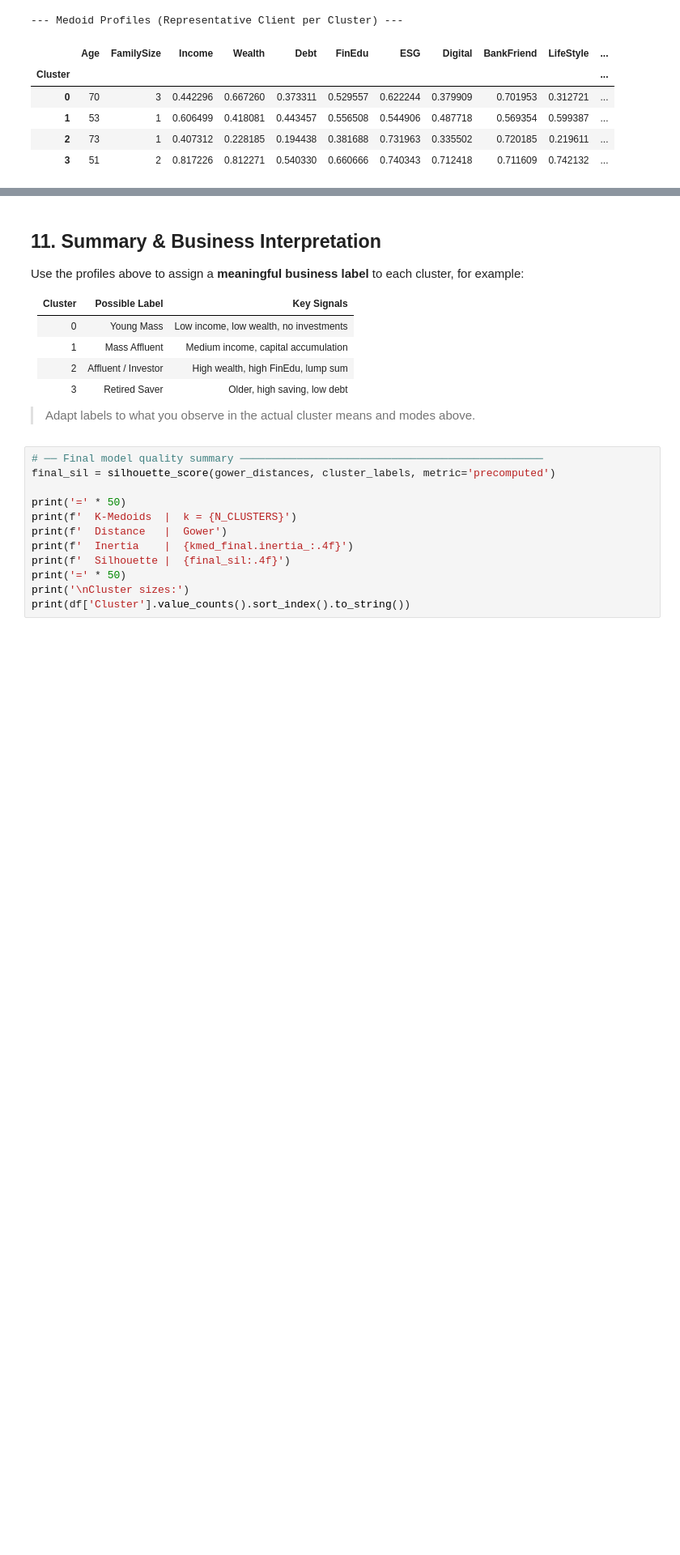
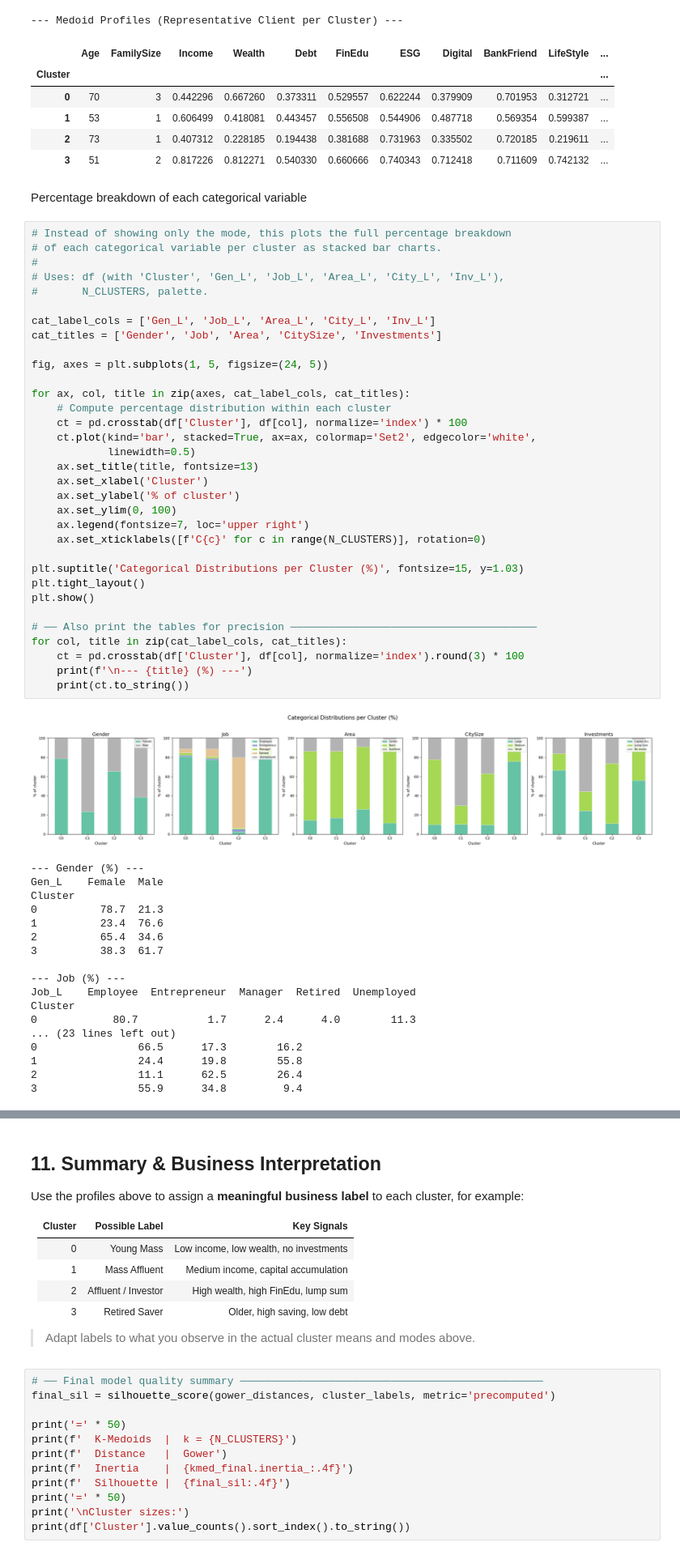
Before and after one commit to SimoneCerrone/FINTECH, a Jupyter notebook: BankClients_Segmentation_Final1.ipynb, the cells around one changed output, grey strips where cells are left out. Shown at 81% size. Saved outputs shown, nothing was run; the diff lists cells and outputs as text; blank space fills up the shorter version.

```diff
--- a/BankClients_Segmentation_Final1.ipynb
+++ b/BankClients_Segmentation_Final1.ipynb
@@ -959,3 +1109,57 @@ display(medoid_profiles[numerical_columns + ['Gen_L','Job_L','Area_L','City_L','
 | 1 | 53 | 1 | 0.606499 | 0.418081 | 0.443457 | 0.556508 | 0.544906 | 0.487718 | 0.569354 | 0.599387 | ... |
 | 2 | 73 | 1 | 0.407312 | 0.228185 | 0.194438 | 0.381688 | 0.731963 | 0.335502 | 0.720185 | 0.219611 | ... |
 | 3 | 51 | 2 | 0.817226 | 0.812271 | 0.540330 | 0.660666 | 0.740343 | 0.712418 | 0.711609 | 0.742132 | ... |
+# %% [markdown]
+Percentage breakdown of each categorical variable
+# %%
+# Instead of showing only the mode, this plots the full percentage breakdown
+# of each categorical variable per cluster as stacked bar charts.
+#
+# Uses: df (with 'Cluster', 'Gen_L', 'Job_L', 'Area_L', 'City_L', 'Inv_L'),
+#       N_CLUSTERS, palette.
+
+cat_label_cols = ['Gen_L', 'Job_L', 'Area_L', 'City_L', 'Inv_L']
+cat_titles = ['Gender', 'Job', 'Area', 'CitySize', 'Investments']
+
+fig, axes = plt.subplots(1, 5, figsize=(24, 5))
+
+for ax, col, title in zip(axes, cat_label_cols, cat_titles):
+    # Compute percentage distribution within each cluster
+    ct = pd.crosstab(df['Cluster'], df[col], normalize='index') * 100
+    ct.plot(kind='bar', stacked=True, ax=ax, colormap='Set2', edgecolor='white',
+            linewidth=0.5)
+    ax.set_title(title, fontsize=13)
+    ax.set_xlabel('Cluster')
+    ax.set_ylabel('% of cluster')
+    ax.set_ylim(0, 100)
+    ax.legend(fontsize=7, loc='upper right')
+    ax.set_xticklabels([f'C{c}' for c in range(N_CLUSTERS)], rotation=0)
+
+plt.suptitle('Categorical Distributions per Cluster (%)', fontsize=15, y=1.03)
+plt.tight_layout()
+plt.show()
+
+# ── Also print the tables for precision ───────────────────────────────────────
+for col, title in zip(cat_label_cols, cat_titles):
+    ct = pd.crosstab(df['Cluster'], df[col], normalize='index').round(3) * 100
+    print(f'\n--- {title} (%) ---')
+    print(ct.to_string())
+# %% [output]
+[figure, added]
+--- Gender (%) ---
+Gen_L    Female  Male
+Cluster
+0          78.7  21.3
+1          23.4  76.6
+2          65.4  34.6
+3          38.3  61.7
+
+--- Job (%) ---
+Job_L    Employee  Entrepreneur  Manager  Retired  Unemployed
+Cluster
+0            80.7           1.7      2.4      4.0        11.3
+... (23 lines left out)
+0                66.5      17.3        16.2
+1                24.4      19.8        55.8
+2                11.1      62.5        26.4
+3                55.9      34.8         9.4
```
Also changed, not shown: parts of 19 cells of this notebook, 1 other file.
